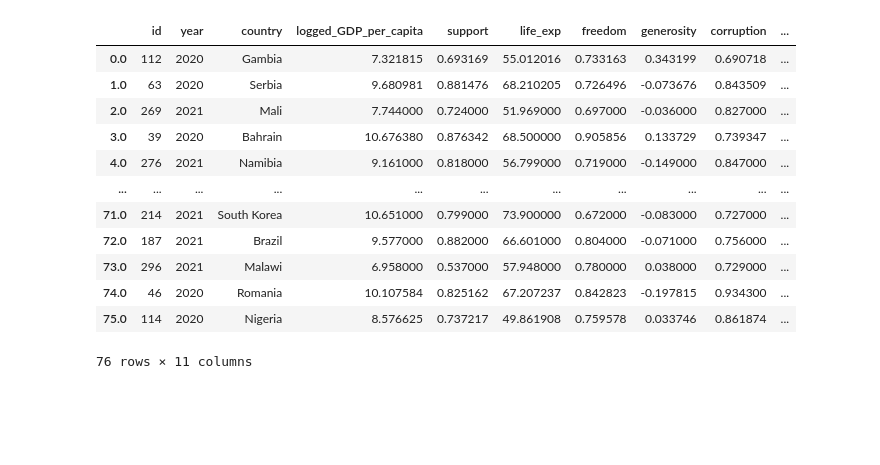
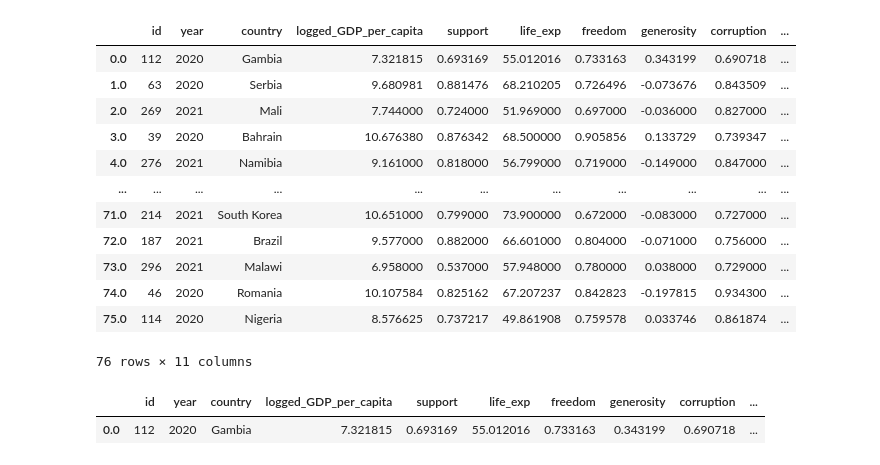
Before and after one commit to annabelcheong/project3, a Jupyter notebook: happinessETL.ipynb, the cells around one changed output. Drawn from its saved outputs; the diff is of its cells as text; code cells hidden in the pictures; blank space fills up the shorter version.

Commit message:
got filtering for country working

```diff
--- a/happinessETL.ipynb
+++ b/happinessETL.ipynb
@@ -413,3 +413,8 @@ happy_postg_final
 | 74.0 | 46 | 2020 | Romania | 10.107584 | 0.825162 | 67.207237 | 0.842823 | -0.197815 | 0.934300 | ... |
 | 75.0 | 114 | 2020 | Nigeria | 8.576625 | 0.737217 | 49.861908 | 0.759578 | 0.033746 | 0.861874 | ... |
 76 rows × 11 columns
+# %%
+happy_postg_final[happy_postg_final['country']=="Gambia"]
+# %% [output]
+|  | id | year | country | logged_GDP_per_capita | support | life_exp | freedom | generosity | corruption | ... |
+| 0.0 | 112 | 2020 | Gambia | 7.321815 | 0.693169 | 55.012016 | 0.733163 | 0.343199 | 0.690718 | ... |
```
